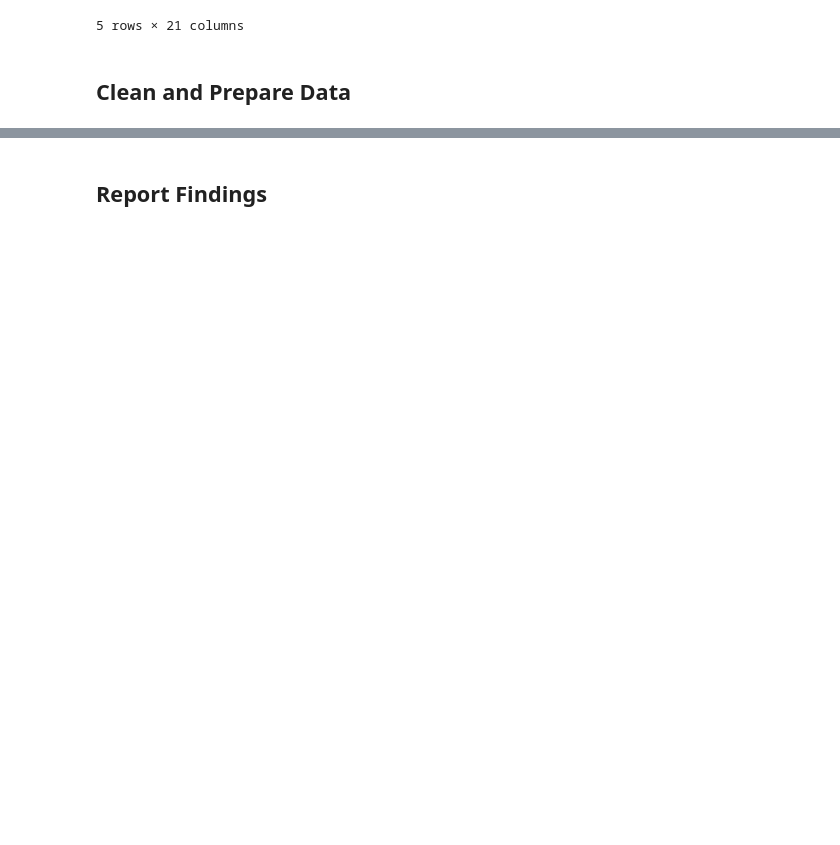
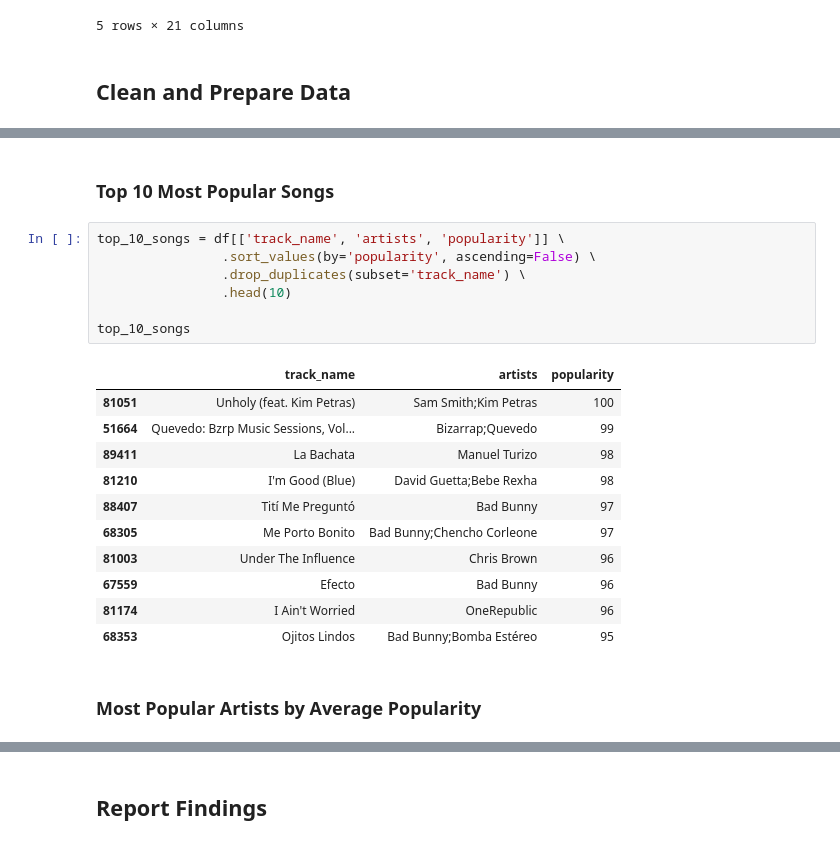
Before and after one commit to reduta-paulbenidict/Data-Visualization, a Jupyter notebook: final output/spotify_tracks_popularity_analysis.ipynb, the cells around one changed output, grey strips where cells are left out. Saved outputs shown, nothing was run; the diff lists cells and outputs as text; blank space fills up the shorter version.

```diff
--- a/final output/spotify_tracks_popularity_analysis.ipynb
+++ b/final output/spotify_tracks_popularity_analysis.ipynb
@@ -23,0 +136,23 @@ df.head()
+# %% [markdown]
+### Top 10 Most Popular Songs
+# %%
+top_10_songs = df[['track_name', 'artists', 'popularity']] \
+                .sort_values(by='popularity', ascending=False) \
+                .drop_duplicates(subset='track_name') \
+                .head(10)
+
+top_10_songs
+# %% [output]
+|  | track_name | artists | popularity |
+| 81051 | Unholy (feat. Kim Petras) | Sam Smith;Kim Petras | 100 |
+| 51664 | Quevedo: Bzrp Music Sessions, Vol... | Bizarrap;Quevedo | 99 |
+| 89411 | La Bachata | Manuel Turizo | 98 |
+| 81210 | I'm Good (Blue) | David Guetta;Bebe Rexha | 98 |
+| 88407 | Tití Me Preguntó | Bad Bunny | 97 |
+| 68305 | Me Porto Bonito | Bad Bunny;Chencho Corleone | 97 |
+| 81003 | Under The Influence | Chris Brown | 96 |
+| 67559 | Efecto | Bad Bunny | 96 |
+| 81174 | I Ain't Worried | OneRepublic | 96 |
+| 68353 | Ojitos Lindos | Bad Bunny;Bomba Estéreo | 95 |
+# %% [markdown]
+### Most Popular Artists by Average Popularity
```
Also changed, not shown: parts of 17 cells of this notebook.
